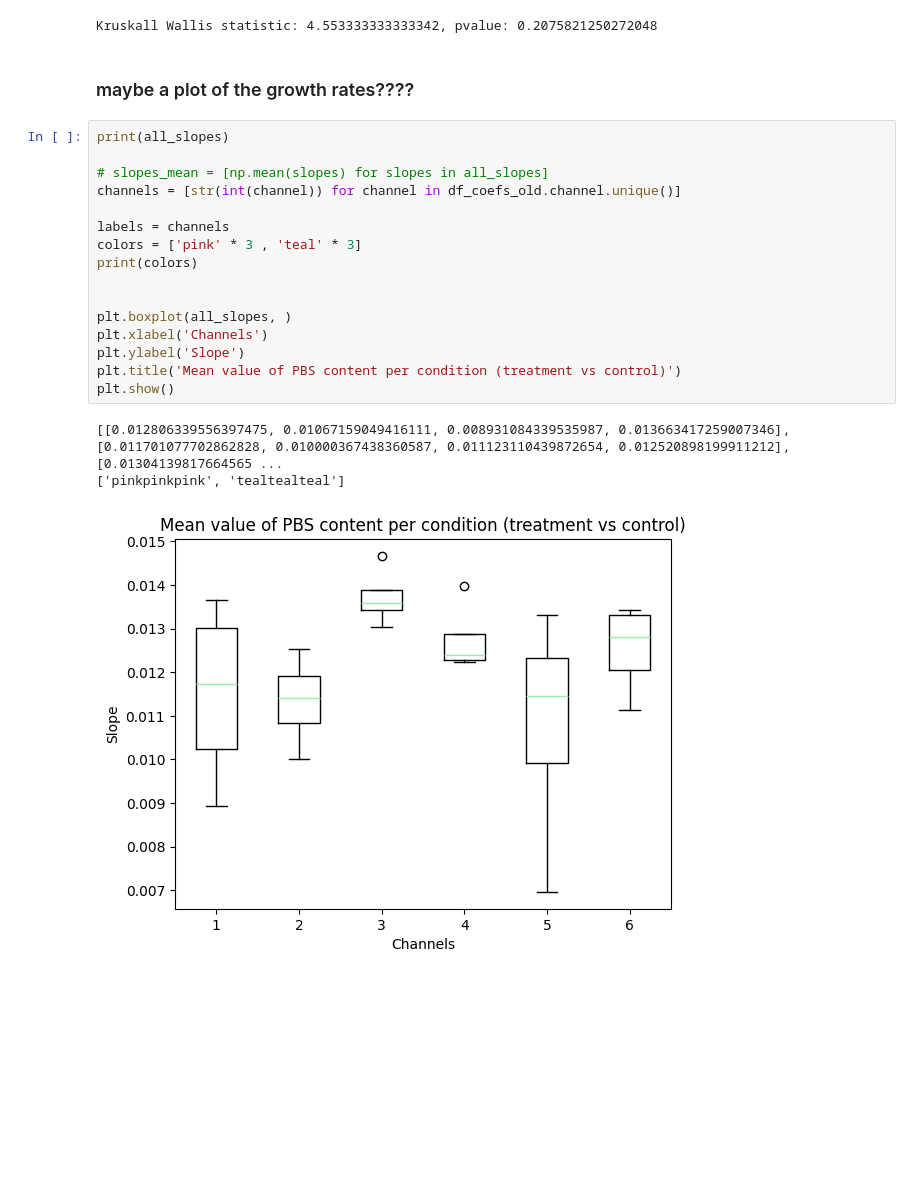
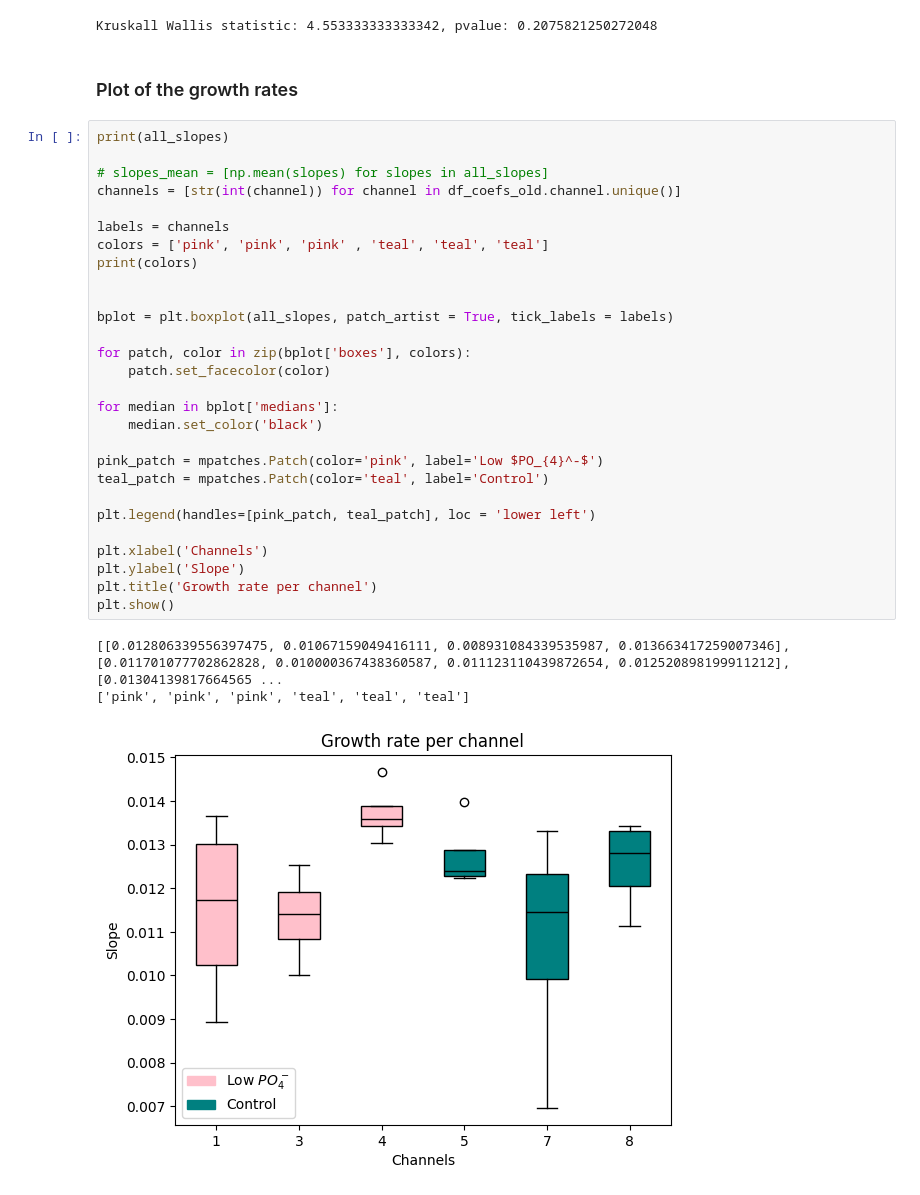
Before and after one commit to EvaPeet-sp/SystemsPractice, a Jupyter notebook: turbidostat.ipynb, the cells around one changed output. Cells and saved outputs as stored; diff of their text form; blank space fills up the shorter version.

```diff
--- a/turbidostat.ipynb
+++ b/turbidostat.ipynb
@@ -204,24 +225,36 @@ print(f'Kruskall Wallis statistic: {statistic}, pvalue: {pvalue}')
 # %% [output]
 Kruskall Wallis statistic: 4.553333333333342, pvalue: 0.2075821250272048
 # %% [markdown]
-### maybe a plot of the growth rates????
+### Plot of the growth rates
 # %%
 print(all_slopes)
 
 # slopes_mean = [np.mean(slopes) for slopes in all_slopes]
 channels = [str(int(channel)) for channel in df_coefs_old.channel.unique()]
 
 labels = channels
-colors = ['pink' * 3 , 'teal' * 3]
+colors = ['pink', 'pink', 'pink' , 'teal', 'teal', 'teal']
 print(colors)
 
 
-plt.boxplot(all_slopes, )
+bplot = plt.boxplot(all_slopes, patch_artist = True, tick_labels = labels)
+
+for patch, color in zip(bplot['boxes'], colors):
+    patch.set_facecolor(color)
+
+for median in bplot['medians']:
+    median.set_color('black')
+
+pink_patch = mpatches.Patch(color='pink', label='Low $PO_{4}^-$')
+teal_patch = mpatches.Patch(color='teal', label='Control')
+
+plt.legend(handles=[pink_patch, teal_patch], loc = 'lower left')
+
 plt.xlabel('Channels')
 plt.ylabel('Slope')
-plt.title('Mean value of PBS content per condition (treatment vs control)')
+plt.title('Growth rate per channel')
 plt.show()
 # %% [output]
 [[0.012806339556397475, 0.01067159049416111, 0.008931084339535987, 0.013663417259007346], [0.011701077702862828, 0.010000367438360587, 0.011123110439872654, 0.012520898199911212], [0.01304139817664565 ...
-['pinkpinkpink', 'tealtealteal']
+['pink', 'pink', 'pink', 'teal', 'teal', 'teal']
-[figure, old version]
+[figure, new version]
```
Also changed, not shown: parts of 2 cells of this notebook.
